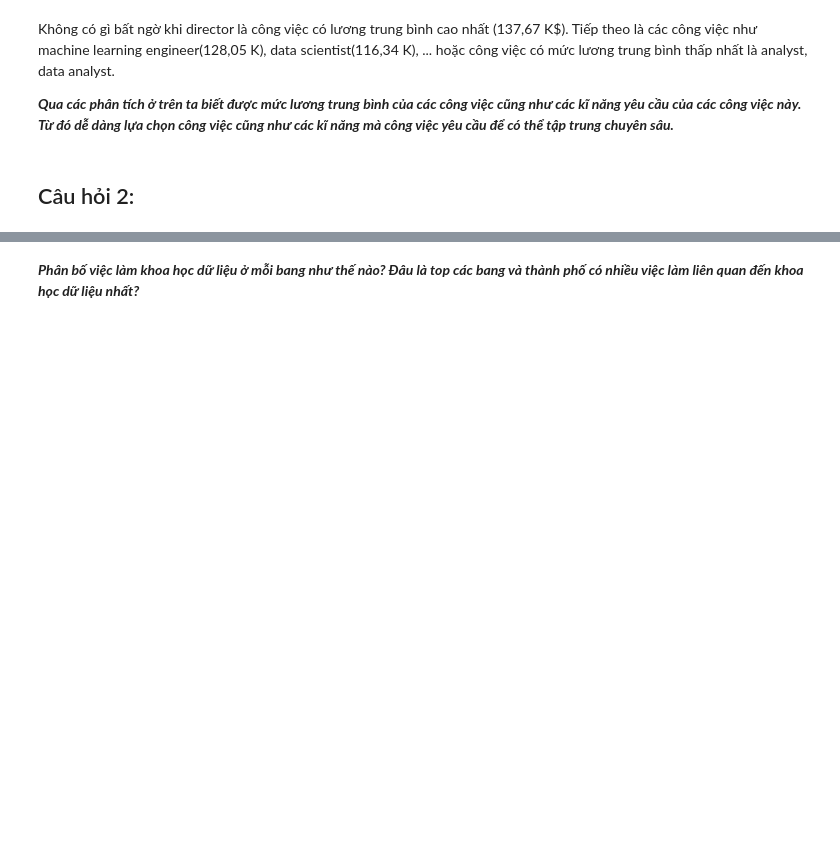
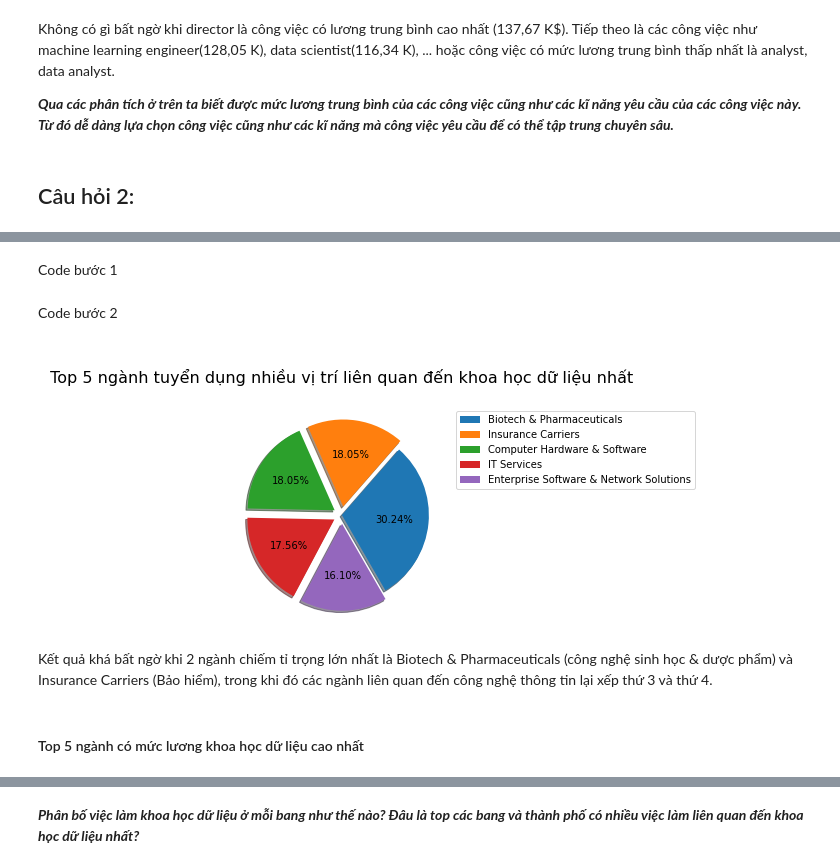
Before and after one commit to dangdohuynhnhu2000/LTCKHDL-Final-Project, a Jupyter notebook: FinalProject-LTKHDL.ipynb, the cells around one changed output, grey strips where cells are left out. Drawn from its saved outputs; the diff is of its cells as text; code cells hidden in the pictures; blank space fills up the shorter version.

```diff
--- a/FinalProject-LTKHDL.ipynb
+++ b/FinalProject-LTKHDL.ipynb
@@ -329,0 +336,3 @@ Không có gì bất ngờ khi director là công việc có lương trung bình
+# %%
+sub_df = ds_salary_df[["Lower Salary", "Upper Salary", "Avg Salary(K)", "Industry"]]
+sub_df.head(3)
@@ -329,0 +353,25 @@ Không có gì bất ngờ khi director là công việc có lương trung bình
+# %% [markdown]
+Code bước 1
+# %%
+num_jobs_per_industry = sub_df["Industry"].value_counts()
+
+#lấy ra top 5 ngành tuyển dụng nhiều vị trí liên quan đến khdl nhất
+top5 = num_jobs_per_industry[:5]
+# %% [markdown]
+Code bước 2
+# %%
+#tính tỉ lệ số công việc ở mỗi ngành
+top5_ratio = top5 / top5.sum() * 100
+
+#vẽ biểu đồ tròn để minh họa
+my_explode=(0,0.1,0.1,0.1,0.1)
+plt.pie(top5_ratio, autopct='%1.2f%%',explode=my_explode, shadow=True,startangle=300)
+plt.title('\n Top 5 ngành tuyển dụng nhiều vị trí liên quan đến khoa học dữ liệu nhất \n', size=16, color='black')
+plt.legend(labels=list(top5_ratio.index), bbox_to_anchor=(1,1))
+plt.show()
+# %% [output]
+[figure, added]
+# %% [markdown]
+Kết quả khá bất ngờ khi 2 ngành chiếm tỉ trọng lớn nhất là Biotech & Pharmaceuticals (công nghệ sinh học & dược phẩm) và Insurance Carriers (Bảo hiểm), trong khi đó các ngành liên quan đến công nghệ thông tin lại xếp thứ 3 và thứ 4.
+# %% [markdown]
+#### Top 5 ngành có mức lương khoa học dữ liệu cao nhất
```
Also changed, not shown: parts of 19 cells of this notebook.
